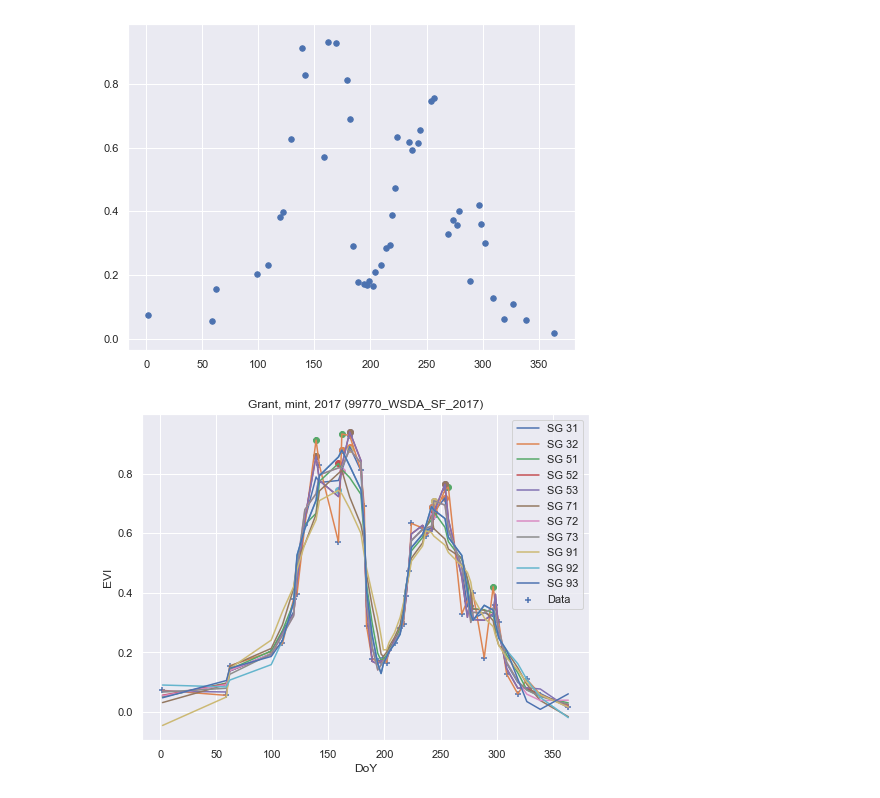
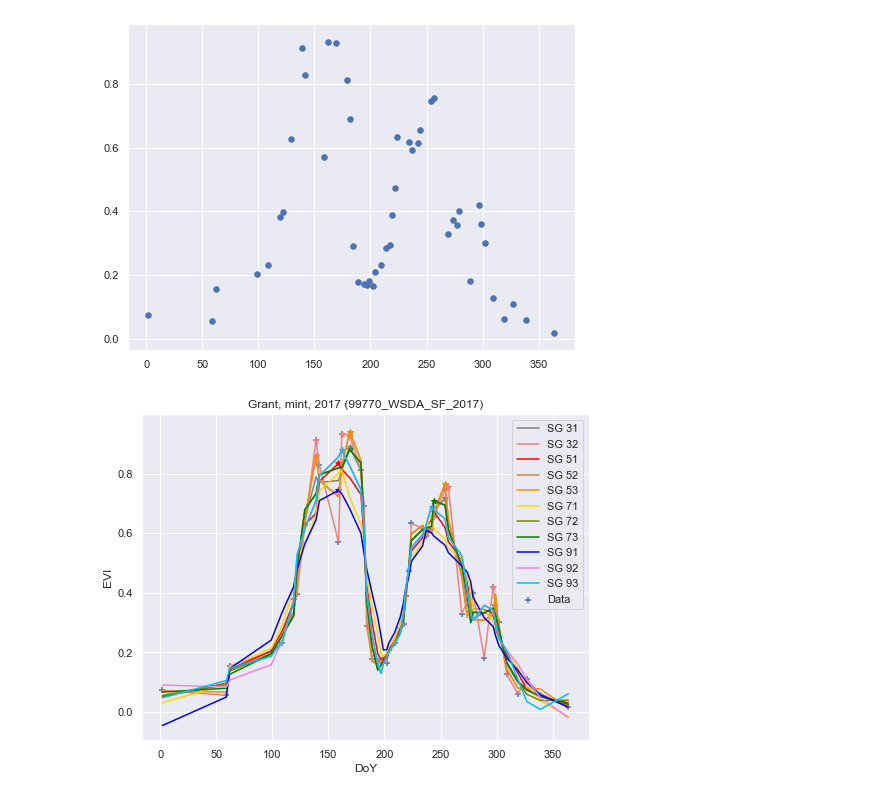
Before and after one commit to sunil21075/Ag, a Jupyter notebook: remote_sensing/python/Local_Jupyter_NoteBooks/panel plots.ipynb, the cells around one changed output. Cells and saved outputs as stored; diff of their text form; code cells hidden in the pictures.

```diff
--- a/remote_sensing/python/Local_Jupyter_NoteBooks/panel plots.ipynb
+++ b/remote_sensing/python/Local_Jupyter_NoteBooks/panel plots.ipynb
@@ -83,6 +83,10 @@ import remote_sensing_core as rcp
 ###      Parameters
 ###
 ####################################################################################
+
+eleven_colors = ["gray", "lightcoral", "red", "peru",
+                 "darkorange", "gold", "olive", "green",
+                 "blue", "violet", "deepskyblue"]
 
 Sav_win_size = 9
 sav_order = 1
@@ -391,36 +395,36 @@ plt.close()
 # %%
 fig, ax = plt.subplots(figsize=(8,6));
 ax.scatter(X, y, label="Data", s=30, marker='+');
 
 for co, ite in enumerate(plotting_dic):
-    ax.plot(X, plotting_dic[ite][0], label = ite)
-    ax.scatter(plotting_dic[ite][1], plotting_dic[ite][2], marker='*');
+    ax.plot(X, plotting_dic[ite][0], label = ite, c = eleven_colors[co])
+    ax.scatter(plotting_dic[ite][1], plotting_dic[ite][2], marker='*', c= eleven_colors[co]);
 
 ax.set_title(plot_title);
 ax.set(xlabel='DoY', ylabel=indeks)
 
 ################################################
 #
 #    bare soil indices plots
 #
 
 # an_EE_TS_BSI = rc.initial_clean(df = curr_field, column_to_be_cleaned='BSI')
 # # an_EE_TS_NDWI = rc.initial_clean(df = curr_field, column_to_be_cleaned='NDWI')
 # an_EE_TS_PSRI = rc.initial_clean(df = curr_field, column_to_be_cleaned='PSRI')
 # an_EE_TS_LSWI = rc.initial_clean(df = curr_field, column_to_be_cleaned='LSWI')
 
 # ax.plot(an_EE_TS_BSI['doy'], an_EE_TS_BSI['BSI'], label="BSI")
 # # ax.plot(x_NDWI, y_NDWI, label="NWDI")
 
 # ax.plot(an_EE_TS_PSRI['doy'], an_EE_TS_PSRI['PSRI'], label="PSRI")
 # ax.plot(an_EE_TS_LSWI['doy'], an_EE_TS_LSWI['LSWI'], label="LSWI")
 
 ax.legend(loc="best");
 plt.savefig(fname = fig_name, \
             dpi=300,
             bbox_inches='tight')
 # %% [output]
-[figure, old version]
+[figure, new version]
 # %%
 # fig, axes = plt.subplots(ncols=7, nrows=4)
 
```
Also changed, not shown: 3 other files.
